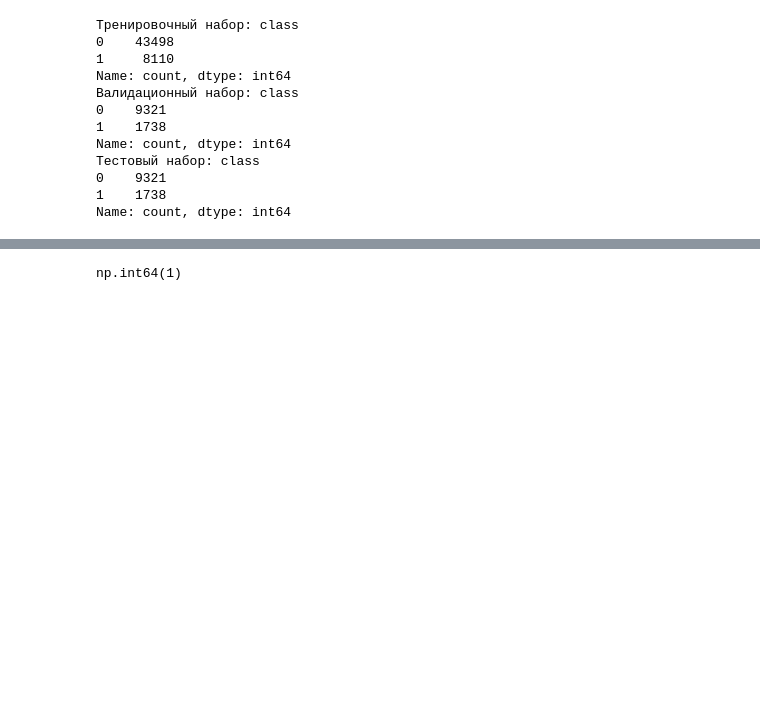
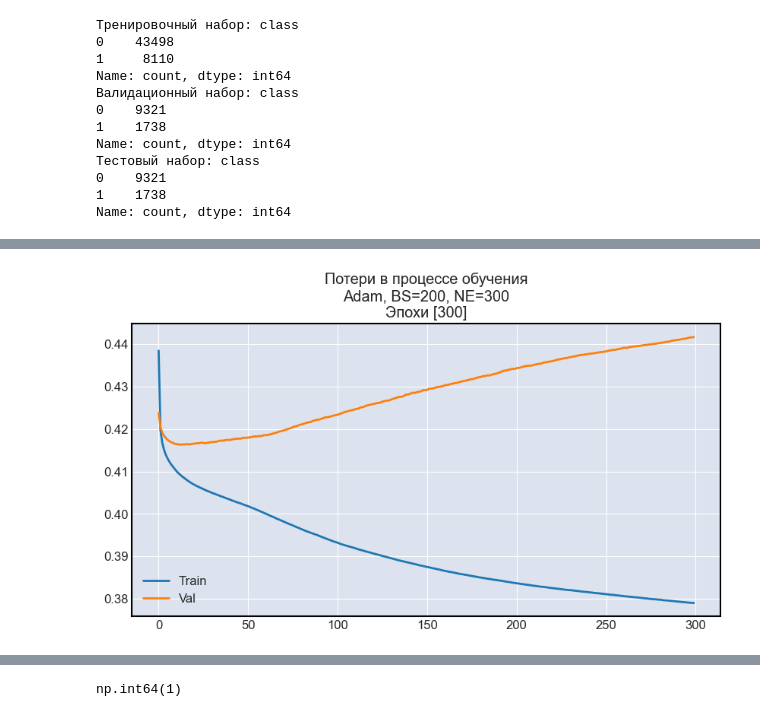
Before and after one commit to emazurenko/otus-ml-professional, a Jupyter notebook: projectwork/projectwork.ipynb, the cells around one changed output, grey strips where cells are left out. Drawn from its saved outputs; the diff is of its cells as text; code cells hidden in the pictures; blank space fills up the shorter version.

```diff
--- a/projectwork/projectwork.ipynb
+++ b/projectwork/projectwork.ipynb
@@ -338,0 +325,7 @@ np.int64(1)
+# %%
+class Config:
+    LEARNING_RATE = 0.001
+
+    INPUT_SIZE = 40
+    HIDDEN_SIZE = 100
+    OUTPUT_SIZE = 1
@@ -338,0 +459,39 @@ np.int64(1)
+# %%
+# Проверка модели
+def test_model(model, X_test, y_test, bath_size, title):
+    test_loader = BatchLoader(X_test, y_test, bath_size)
+    y_pred = torch.FloatTensor().to(device)
+
+    with torch.no_grad():
+        model.eval()
+        for (X, _) in test_loader:
+            X = X.to(device)
+            outputs = model(X)
+            outputs = torch.round(torch.sigmoid(outputs))
+            print(outputs)
+            y_pred = torch.cat([y_pred, outputs], dim=0)
+
+    y_pred_np = y_pred.cpu().view(-1).numpy()
+    y_test_np = y_test.view(-1).numpy()
+
+
+    score = f'Precision: {precision_score(y_true=y_test_np, y_pred=y_pred_np):.6f}'
+
+    print(score)
+# %%
+batch_size = 200
+num_epochs = 300
+num_patience_epochs = 5
+
+model = FunctionClassifier(Config.INPUT_SIZE, Config.HIDDEN_SIZE, Config.OUTPUT_SIZE)
+model = model.to(device)
+optimizer = optim.Adam(model.parameters(), lr=Config.LEARNING_RATE)
+
+# Обучение
+(learning_epochs, train_losses, val_losses) = train_model(model, optimizer, batch_size, num_epochs, num_patience_epochs)
+
+# Проверка и визуализация
+model_description = f'Adam, BS={batch_size}, NE={num_epochs}'
+print_losses(learning_epochs, train_losses, val_losses, title=model_description)
+test_model(model, X_test, y_test, batch_size, title="Функция\n" + model_description)
+# %% [output]
@@ -338,0 +515 @@ np.int64(1)
+[figure, added]
```
Also changed, not shown: parts of 28 cells of this notebook.
